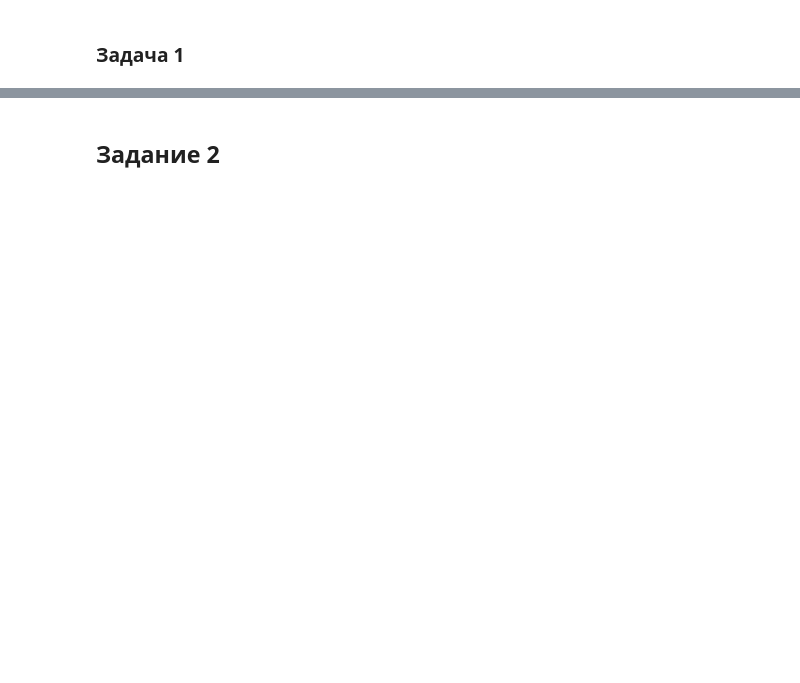
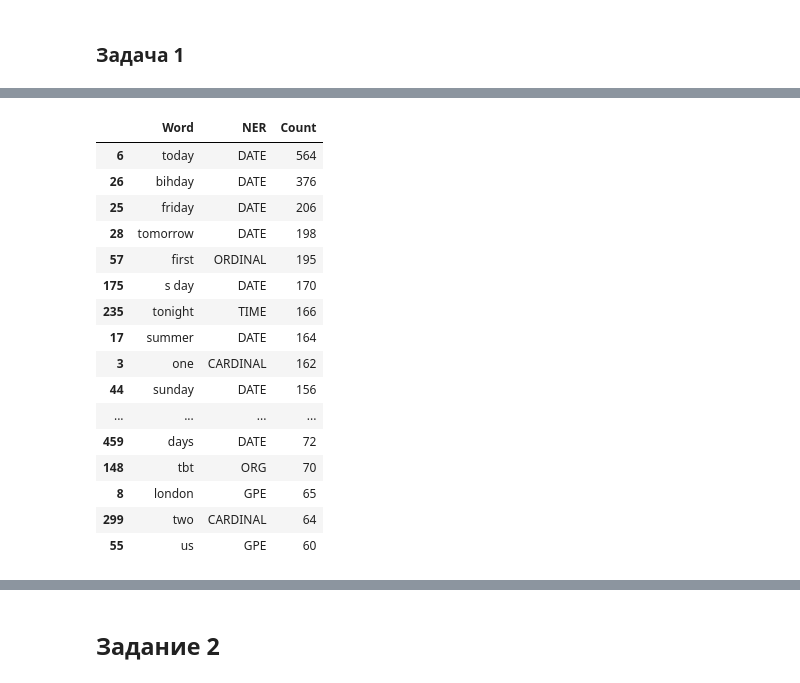
Before and after one commit to leor/nlp, a Jupyter notebook: l3/hw_lesson3.ipynb, the cells around one changed output, grey strips where cells are left out. Cells and saved outputs as stored; diff of their text form; code cells hidden in the pictures; blank space fills up the shorter version.

```diff
--- a/l3/hw_lesson3.ipynb
+++ b/l3/hw_lesson3.ipynb
@@ -79,0 +112,4 @@ cnt.most_common(50)
+# %%
+test_ners = count_ners(test_df['clean_tweet'])
+
+test_ners.head()
@@ -79,0 +123,20 @@ cnt.most_common(50)
+# %%
+test_ners.sort_values('Count', ascending=False).head(20)
+# %% [output]
+|  | Word | NER | Count |
+| 6 | today | DATE | 564 |
+| 26 | bihday | DATE | 376 |
+| 25 | friday | DATE | 206 |
+| 28 | tomorrow | DATE | 198 |
+| 57 | first | ORDINAL | 195 |
+| 175 | s day | DATE | 170 |
+| 235 | tonight | TIME | 166 |
+| 17 | summer | DATE | 164 |
+| 3 | one | CARDINAL | 162 |
+| 44 | sunday | DATE | 156 |
+| ... | ... | ... | ... |
+| 459 | days | DATE | 72 |
+| 148 | tbt | ORG | 70 |
+| 8 | london | GPE | 65 |
+| 299 | two | CARDINAL | 64 |
+| 55 | us | GPE | 60 |
```
Also changed, not shown: parts of 34 cells of this notebook, 3 other files.
